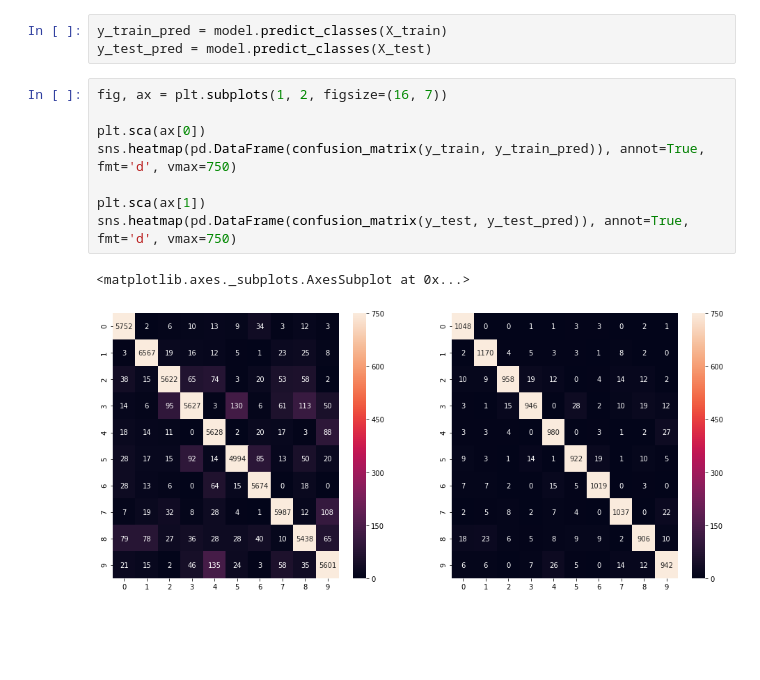
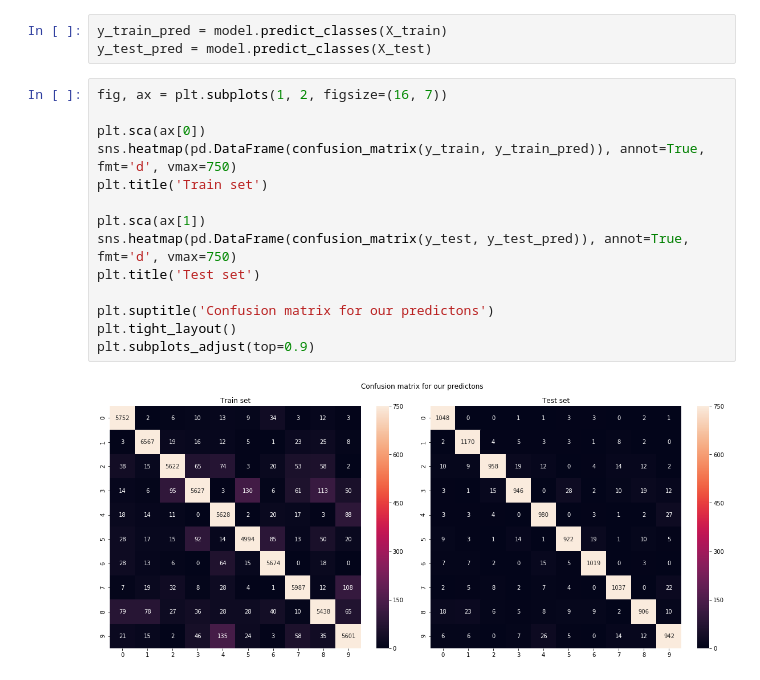
Before and after one commit to Vykstorm/MNIST, a Jupyter notebook: baseline.ipynb, the cells around one changed output. Cells and saved outputs as stored; diff of their text form; blank space fills up the shorter version.

Commit message:
Added plot titles

```diff
--- a/baseline.ipynb
+++ b/baseline.ipynb
@@ -105,11 +105,16 @@ y_test_pred = model.predict_classes(X_test)
 # %%
 fig, ax = plt.subplots(1, 2, figsize=(16, 7))
 
 plt.sca(ax[0])
 sns.heatmap(pd.DataFrame(confusion_matrix(y_train, y_train_pred)), annot=True, fmt='d', vmax=750)
+plt.title('Train set')
 
 plt.sca(ax[1])
 sns.heatmap(pd.DataFrame(confusion_matrix(y_test, y_test_pred)), annot=True, fmt='d', vmax=750)
+plt.title('Test set')
+
+plt.suptitle('Confusion matrix for our predictons')
+plt.tight_layout()
+plt.subplots_adjust(top=0.9)
 # %% [output]
-<matplotlib.axes._subplots.AxesSubplot at 0x...>
-[figure, old version]
+[figure, new version]
```
